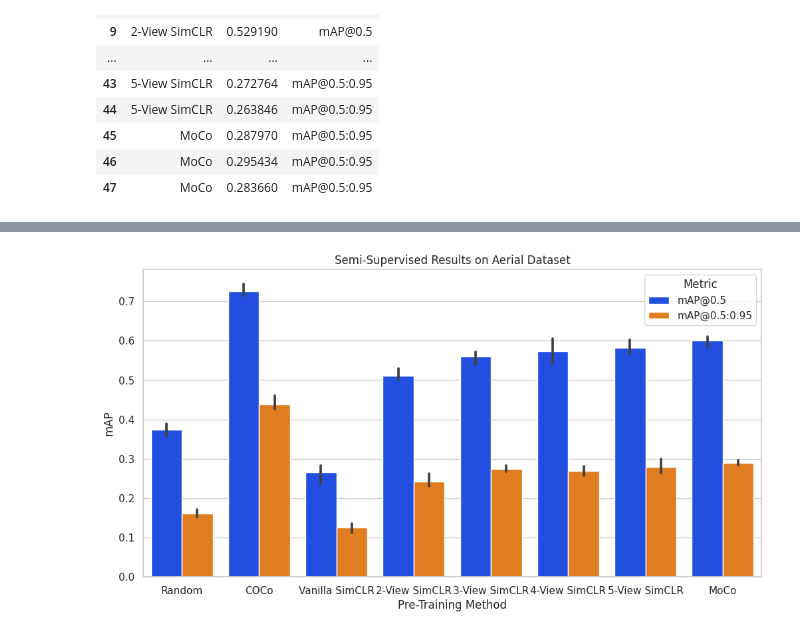
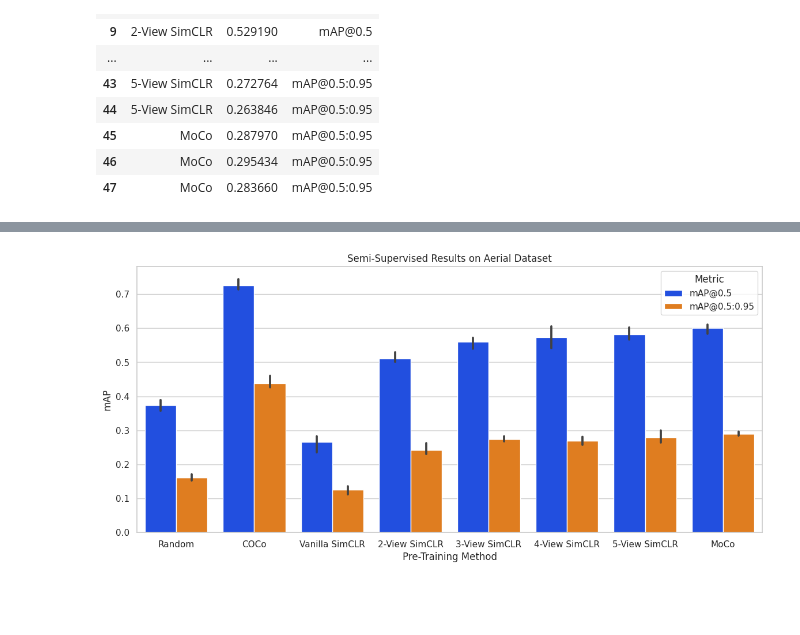
Before and after one commit to UGA-BSAIL/self-supervised-learning, a Jupyter notebook: notebooks/generate_figures.ipynb, the cells around one changed output, grey strips where cells are left out. Drawn from its saved outputs; the diff is of its cells as text; code cells hidden in the pictures; blank space fills up the shorter version.

Commit message:
Update figure generation notebooks.

```diff
--- a/notebooks/generate_figures.ipynb
+++ b/notebooks/generate_figures.ipynb
@@ -246,17 +255,17 @@ semi_supervised_results
 # %%
 # Set seaborn style
 sns.set(style="whitegrid")
 
 # Create the bar plot with 95% confidence interval error bars
-plt.figure(figsize=(12, 6))
+plt.figure(figsize=(14, 6))
 sns.barplot(data=semi_supervised_results, x='Name', y='mAP', ci=95, palette='bright', order=x_ordered, hue="Metric")
 plt.title('Semi-Supervised Results on Aerial Dataset')
 plt.xlabel('Pre-Training Method')
 plt.ylabel('mAP')
 plt.show()
 # %% [output]
 [interactive output not drawn]
-[figure, old version]
+[figure, new version]
 # %%
 # Generate video plots.
 plot_status_scratch = [62.5, 62.5, 68.75]
```
Also changed, not shown: parts of 9 cells of this notebook, 2 other files.
